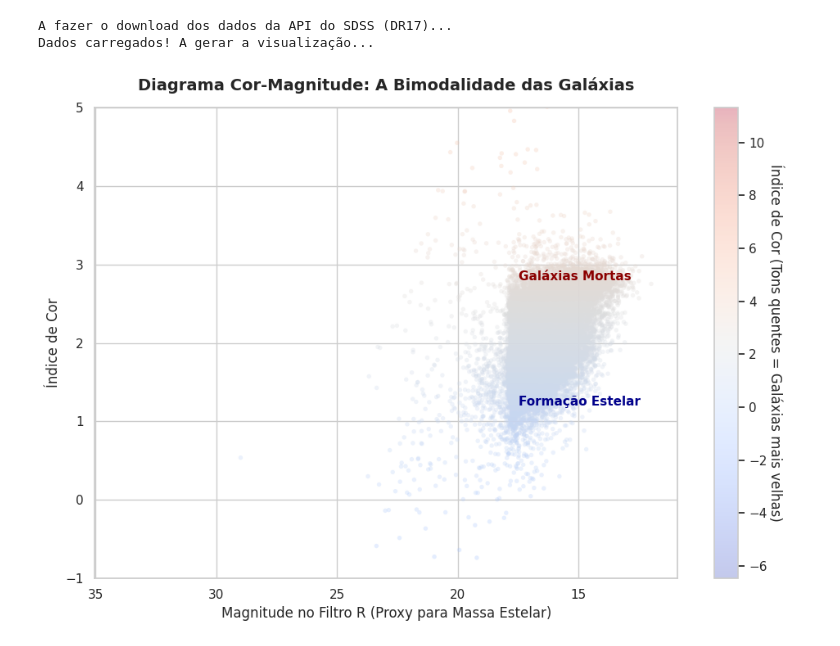
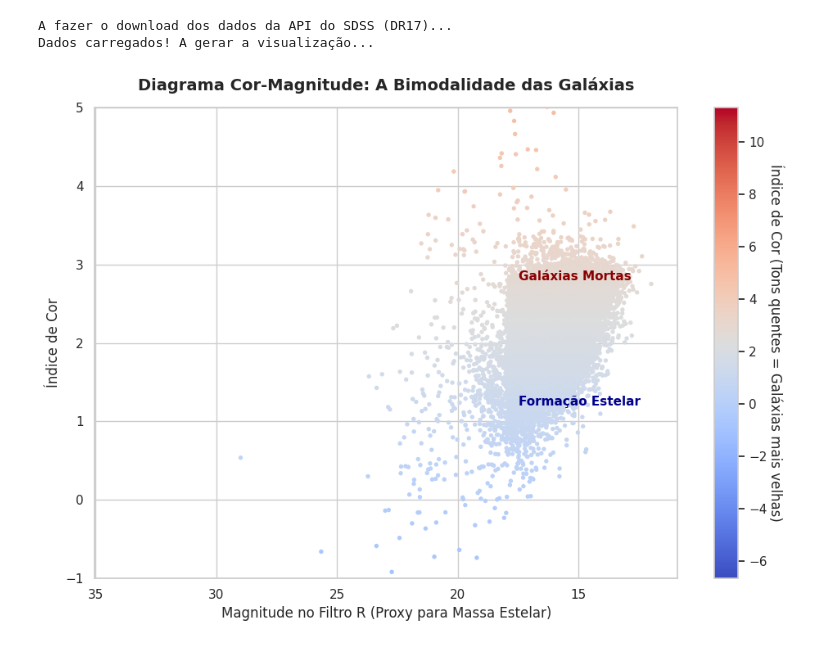
Before and after one commit to GuilhermeMulazzani/cgvis-lab03-visualizacao, a Jupyter notebook: Lab03_visualizacao.ipynb, the cells around one changed output. Drawn from its saved outputs; the diff is of its cells as text; code cells hidden in the pictures.

```diff
--- a/Lab03_visualizacao.ipynb
+++ b/Lab03_visualizacao.ipynb
@@ -31,33 +31,33 @@ print("Dados carregados! A gerar a visualização...")
 plt.figure(figsize=(10, 7))
 sns.set_theme(style="whitegrid")
 
-# Usando scatter com transparência (alpha=0.3) para lidar com o Overplotting
+# Usando scatter com transparência (alpha = 1) para lidar com o Overplotting
 scatter = plt.scatter(df['magnitude'], df['color_ur'],
                       c=df['color_ur'], cmap='coolwarm',
-                      alpha=0.3, s=15, edgecolors='none')
+                      alpha=1, s=15, edgecolors='none')
 
 # Na astronomia, magnitudes menores (mais à esquerda)
 # significam objetos mais massivos/brilhantes. Por isso invertemos o eixo X!
 plt.gca().invert_xaxis()
 
 # Títulos e Rótulos seguindo os critérios de avaliação
 plt.title("Diagrama Cor-Magnitude: A Bimodalidade das Galáxias", fontsize=14, pad=15, weight='bold')
 plt.xlabel("Magnitude no Filtro R (Proxy para Massa Estelar)", fontsize=12)
 plt.ylabel("Índice de Cor", fontsize=12)
 
 # Barra de cores para explicar a codificação
 cbar = plt.colorbar(scatter)
 cbar.set_label('Índice de Cor (Tons quentes = Galáxias mais velhas)', rotation=270, labelpad=15)
 
 # Textos explicativos diretos no gráfico para destacar a conclusão não-óbvia
 plt.text(17.5, 2.8, 'Galáxias Mortas', fontsize=11, color='darkred', weight='bold')
 plt.text(17.5, 1.2, 'Formação Estelar', fontsize=11, color='darkblue', weight='bold')
 
 # Renderiza a imagem
 plt.tight_layout()
 plt.ylim(-1, 5)
 plt.show()
 # %% [output]
 A fazer o download dos dados da API do SDSS (DR17)...
 Dados carregados! A gerar a visualização...
-[figure, old version]
+[figure, new version]
```
